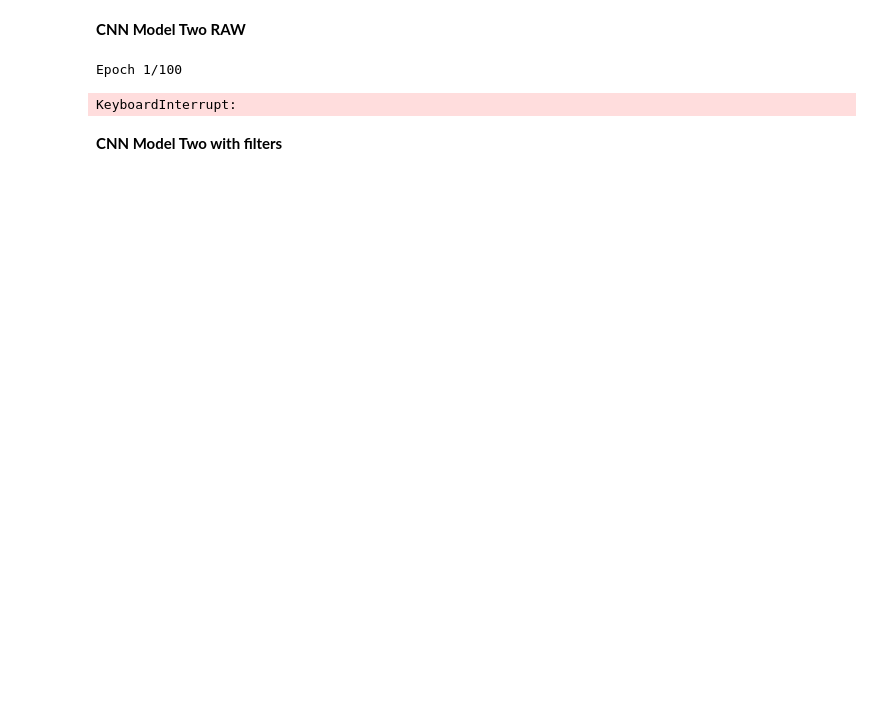
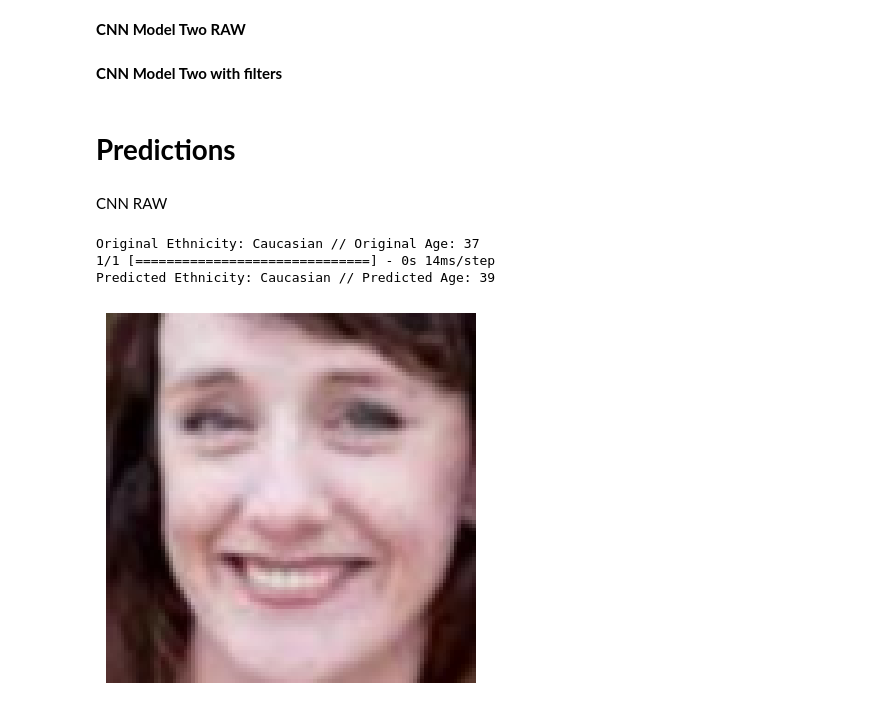
Before and after one commit to geogardow/pattern_recognition_project_2, a Jupyter notebook: Project2.ipynb, the cells around one changed output. Drawn from its saved outputs; the diff is of its cells as text; code cells hidden in the pictures; blank space fills up the shorter version.

```diff
--- a/Project2.ipynb
+++ b/Project2.ipynb
@@ -645,5 +643,4 @@ _________________________________________________________________
 # %% [markdown]
 **CNN Model One with filters**
-# %%
-CNNOne.compile(optimizer='adam', loss='sparse_categorical_crossentropy', metrics=['accuracy'])
-CNNOne.fit(FILTEREDX_train, FILTEREDy_train, epochs=100, validation_data=(FILTEREDX_test, FILTEREDy_test))
+# %%
+history = CNNOne.fit(x=FILTEREDX_np, y=[FILTEREDy_np.T[2], FILTEREDy_np.T[0]], batch_size=32, epochs=30, validation_split=0.2)
@@ -650,10 +691,4 @@ CNNOne.fit(FILTEREDX_train, FILTEREDy_train, epochs=100, validation_data=(FILTER
 # %% [markdown]
 **CNN Model Two RAW**
-# %%
-CNNTwo.compile(optimizer='adam', loss='sparse_categorical_crossentropy', metrics=['accuracy'])
-CNNTwo.fit(X3D_train, y3D_train, epochs=100, validation_data=(X3D_test, y3D_test))
-# %% [output]
-Epoch 1/100
-KeyboardInterrupt:
 # %% [markdown]
 **CNN Model Two with filters**
@@ -662,0 +695,19 @@ CNNTwo.fit(FILTEREDX_train, FILTEREDy_train, epochs=100, validation_data=(FILTER
+# %% [markdown]
+# **Predictions**
+# %% [markdown]
+CNN RAW
+# %%
+image_index = 12
+print("Original Ethnicity:", etnicity_dict[y3D_np.T[2][image_index]], "// Original Age:", int(y3D_np.T[0][image_index]))
+# predict from model
+pred = CNNOne.predict(np.array([X3D_np[image_index]]))
+pred_eth = etnicity_dict[abs(round(pred[0][0][0])-1)]
+pred_age = round(pred[1][0][0])
+print("Predicted Ethnicity:", pred_eth, "// Predicted Age:", pred_age)
+plt.axis('off')
+plt.imshow(X3D_np[image_index], cmap='gray');
+# %% [output]
+Original Ethnicity: Caucasian // Original Age: 37
+1/1 [==============================] - 0s 14ms/step
+Predicted Ethnicity: Caucasian // Predicted Age: 39
+[figure, added]
```
Also changed, not shown: parts of 23 cells of this notebook, 4 other files.
